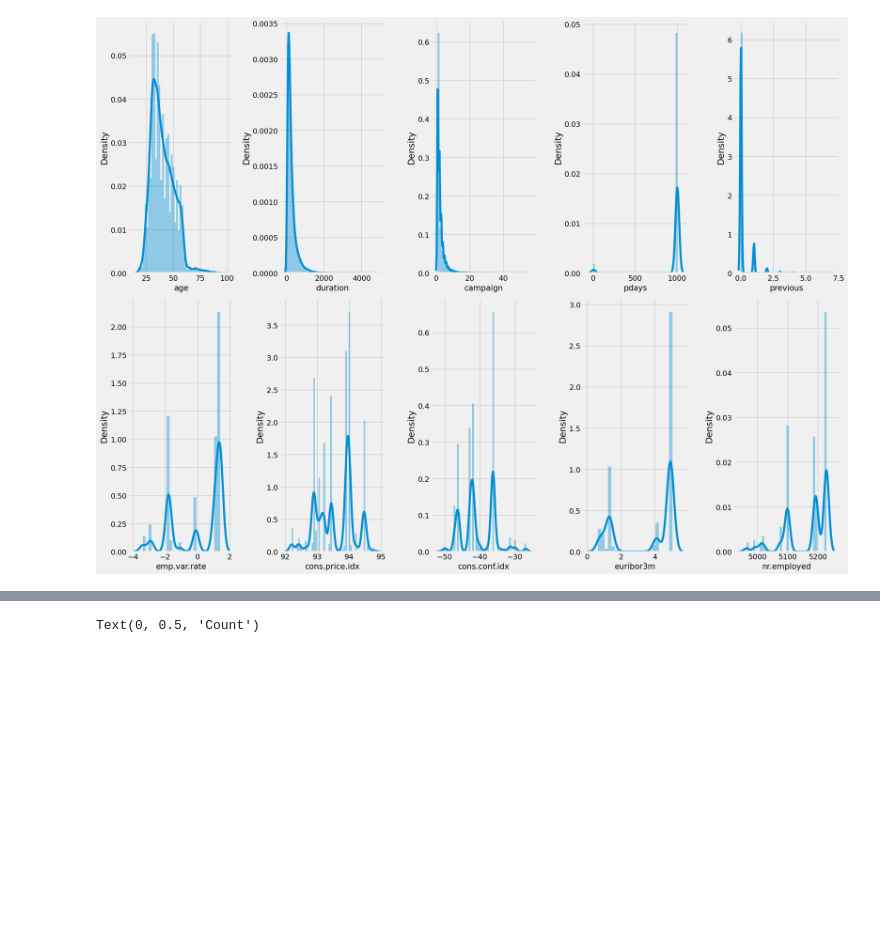
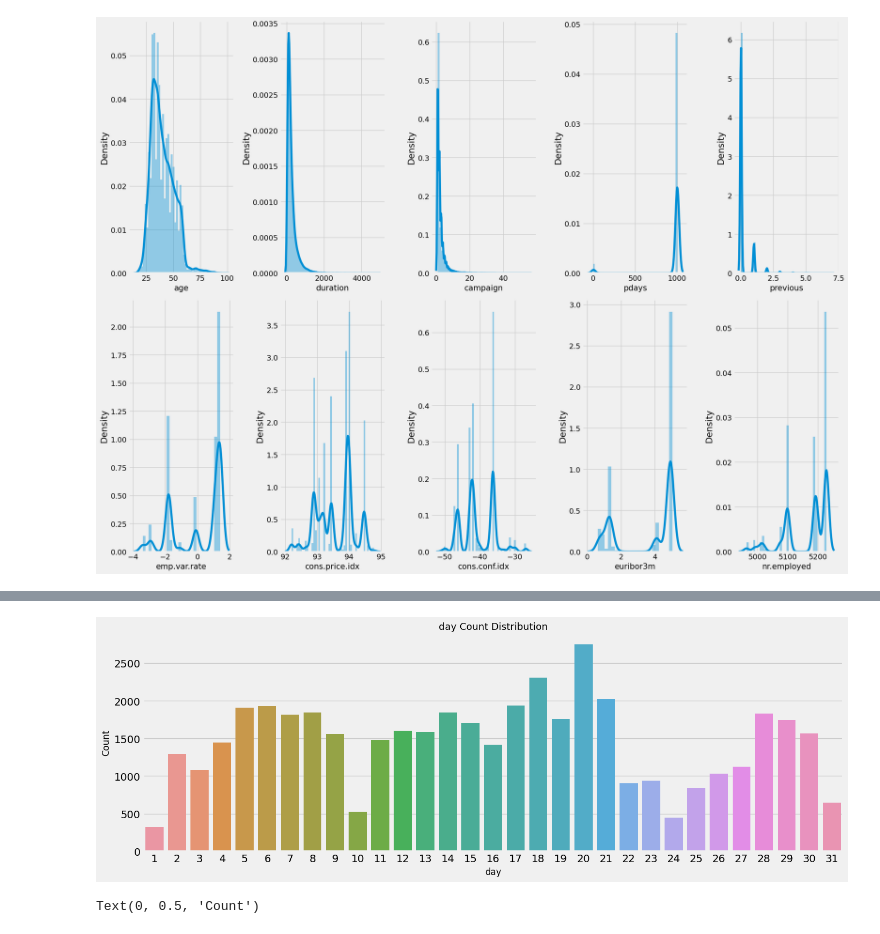
Before and after one commit to Dexter6268/DataMining-Project2, a Jupyter notebook: Bank Marketing.ipynb, the cells around one changed output, grey strips where cells are left out. Cells and saved outputs as stored; diff of their text form; code cells hidden in the pictures; blank space fills up the shorter version.

```diff
--- a/Bank Marketing.ipynb
+++ b/Bank Marketing.ipynb
@@ -116,3 +155,13 @@ Text(0.5, 1.0, 'Job Count Distribution')
+# %%
+fig, ax = plt.subplots()
+fig.set_size_inches(15,5)
+sns.countplot(x = "day", data = data)
+ax.set_xlabel('day', fontsize = 12)
+ax.set_ylabel('Count', fontsize = 12)
+ax.set_title("day Count Distribution", fontsize = 13)
+plt.savefig(os.path.join(PIC_PATH, 'EDA/Day_count_distribution.jpg'))
+# %% [output]
+[figure, added]
 # %%
 # Housing loan data distribution
 fig, (ax1, ax2) = plt.subplots(nrows = 1, ncols = 2, figsize = (15, 5))
```
Also changed, not shown: parts of 33 cells of this notebook, 52 other files.
